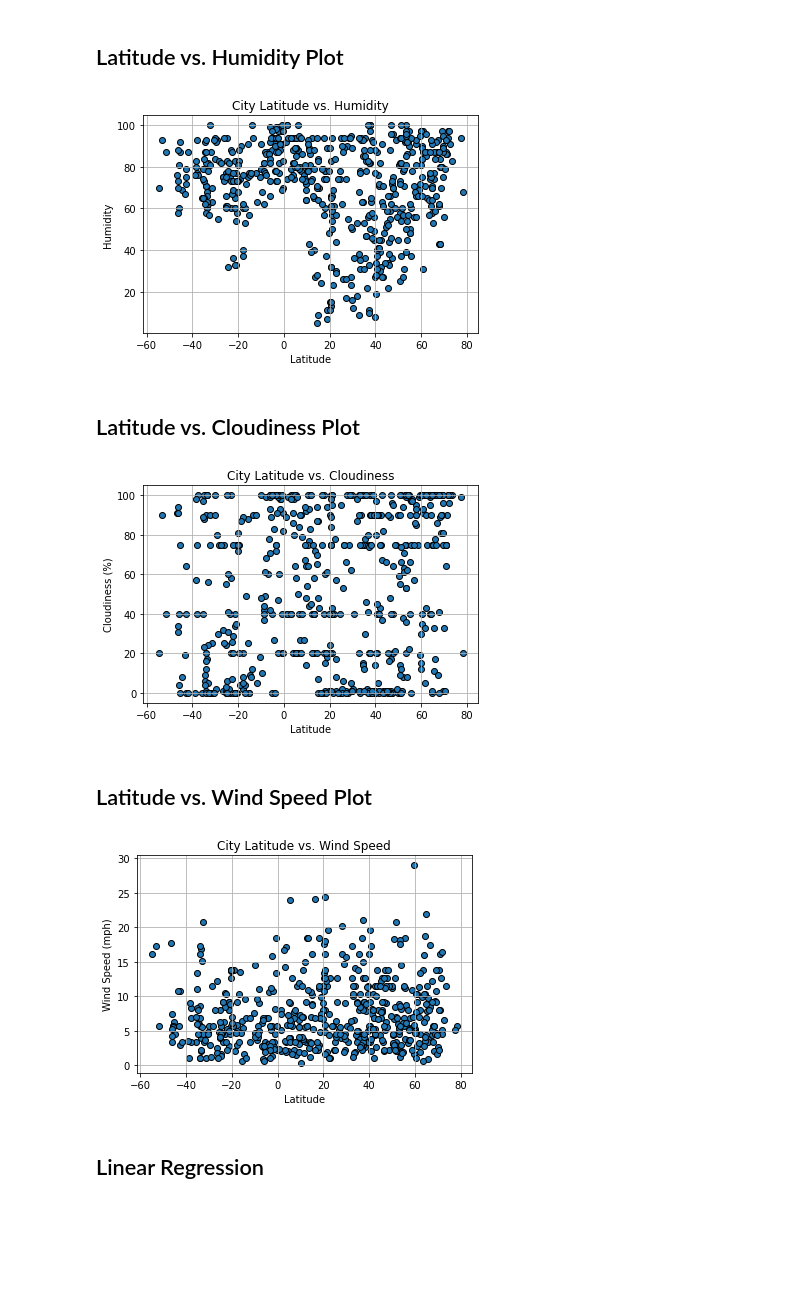
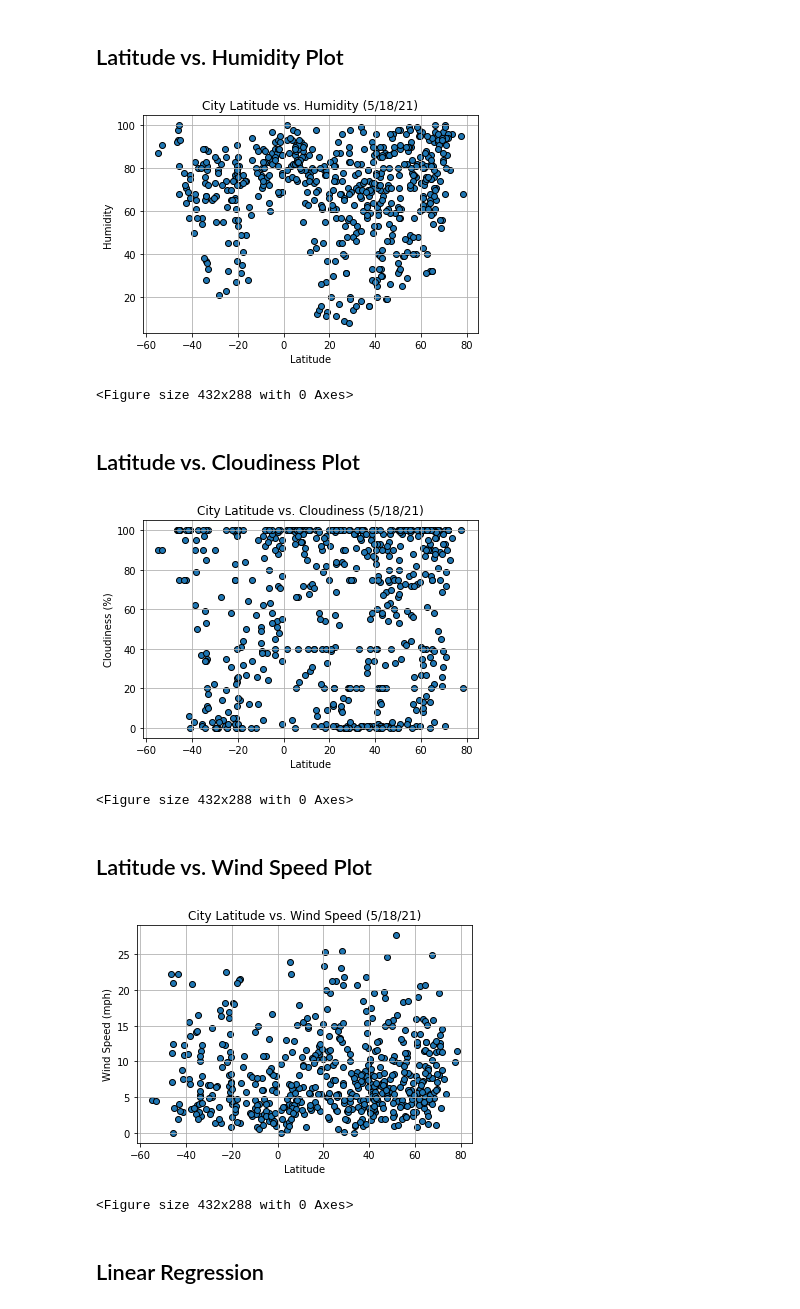
Before and after one commit to Jackelyneg/Pytho-API, a Jupyter notebook: WeatherPy.ipynb, the cells around one changed output. Cells and saved outputs as stored; diff of their text form; code cells hidden in the pictures; blank space fills up the shorter version.

```diff
--- a/WeatherPy.ipynb
+++ b/WeatherPy.ipynb
@@ -238,42 +225,48 @@ plt.show()
 # %% [markdown]
 ## Latitude vs. Humidity Plot
 # %%
-x_values = new_df_humidity['Lat']
-y_values = new_df_humidity['Humidity']
+x_values = new_weather['Lat']
+y_values = new_weather['Humidity']
 plt.scatter(x_values,y_values, edgecolor='black')
 plt.xlabel('Latitude')
 plt.ylabel('Humidity')
 plt.grid()
-plt.title('City Latitude vs. Humidity')
+plt.title('City Latitude vs. Humidity (5/18/21)')
 plt.show()
+plt.savefig('fig 2 humidity.png')
 # %% [output]
-[figure, old version]
+[figure, new version]
+<Figure size 432x288 with 0 Axes>
 # %% [markdown]
 ## Latitude vs. Cloudiness Plot
 # %%
-x_values = new_df_humidity['Lat']
-y_values = new_df_humidity['Cloudiness']
+x_values = new_weather['Lat']
+y_values = new_weather['Cloudiness']
 plt.scatter(x_values,y_values, edgecolor='black')
 plt.xlabel('Latitude')
 plt.ylabel('Cloudiness (%)')
 plt.grid()
-plt.title('City Latitude vs. Cloudiness')
+plt.title('City Latitude vs. Cloudiness (5/18/21)')
 plt.show()
+plt.savefig('fig 3 cloud.png')
 # %% [output]
-[figure, old version]
+[figure, new version]
+<Figure size 432x288 with 0 Axes>
 # %% [markdown]
 ## Latitude vs. Wind Speed Plot
 # %%
-x_values = new_df_humidity['Lat']
-y_values = new_df_humidity['Wind Speed']
+x_values = new_weather['Lat']
+y_values = new_weather['Wind Speed']
 plt.scatter(x_values,y_values, edgecolor='black')
 plt.xlabel('Latitude')
 plt.ylabel('Wind Speed (mph)')
 plt.grid()
-plt.title('City Latitude vs. Wind Speed')
+plt.title('City Latitude vs. Wind Speed (5/18/21)')
 plt.show()
+plt.savefig('lat v wind fig.png')
 # %% [output]
-[figure, old version]
+[figure, new version]
+<Figure size 432x288 with 0 Axes>
 # %% [markdown]
 ## Linear Regression
 # %%
```
Also changed, not shown: parts of 27 cells of this notebook, 14 other files.
